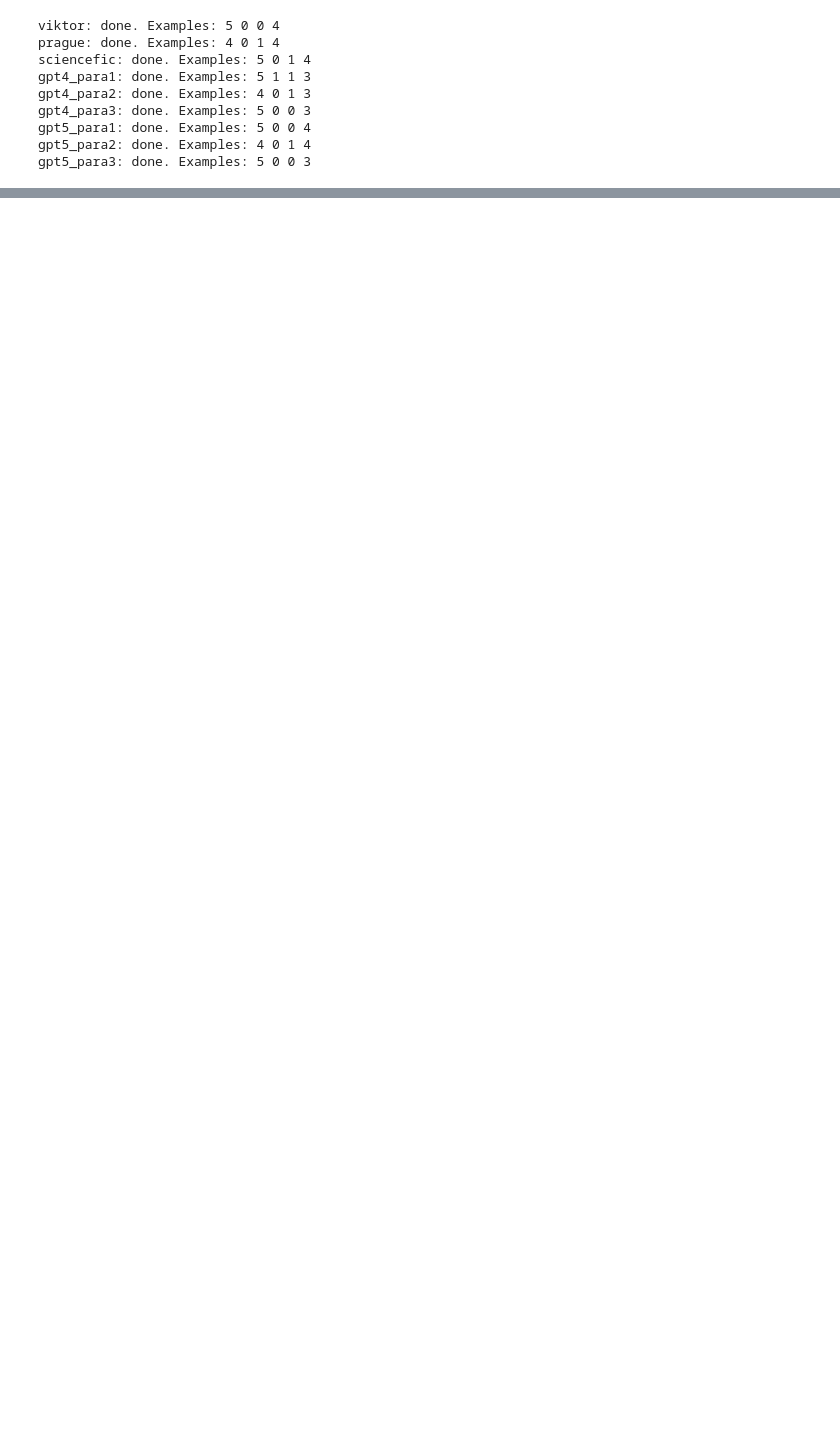
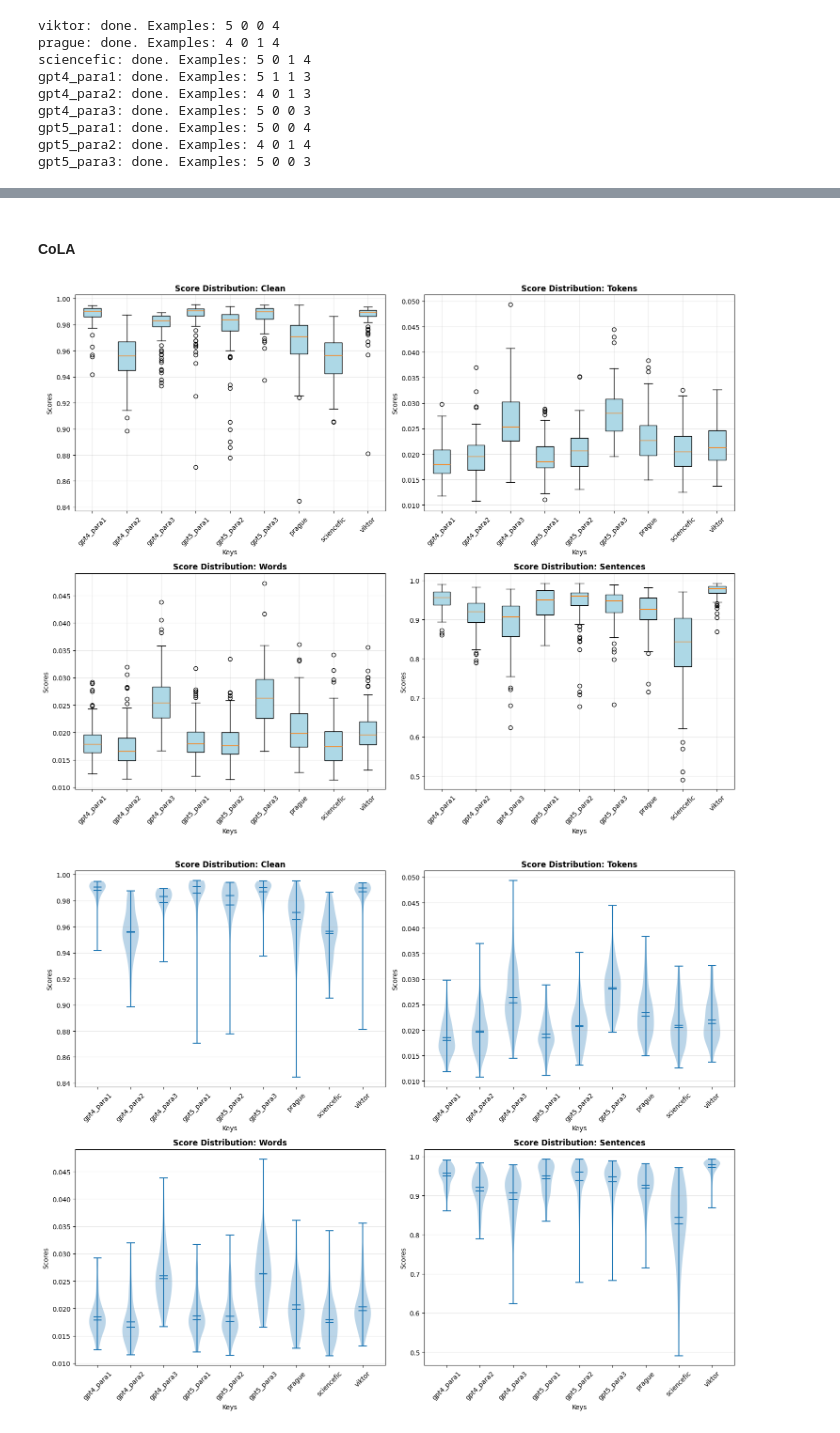
Before and after one commit to joaocnvdias/mech-i-coherence, a Jupyter notebook: vector-fields/plots/models-comparison.ipynb, the cells around one changed output, grey strips where cells are left out. Cells and saved outputs as stored; diff of their text form; code cells hidden in the pictures; blank space fills up the shorter version.

```diff
--- a/vector-fields/plots/models-comparison.ipynb
+++ b/vector-fields/plots/models-comparison.ipynb
@@ -659,0 +1032,11 @@ with open("../model-comparison/results/gpt.pkl", "wb") as f:
+# %% [markdown]
+#### CoLA
+# %%
+cola_results = loaded_results["cola"]
+# %%
+plot_individual_text_types(cola_results)
+plot_violin_individual(cola_results)
+plot_strip_with_stats(cola_results)
+# %% [output]
+[figure, added]
+[figure, added]
```
Also changed, not shown: parts of 29 cells of this notebook.
